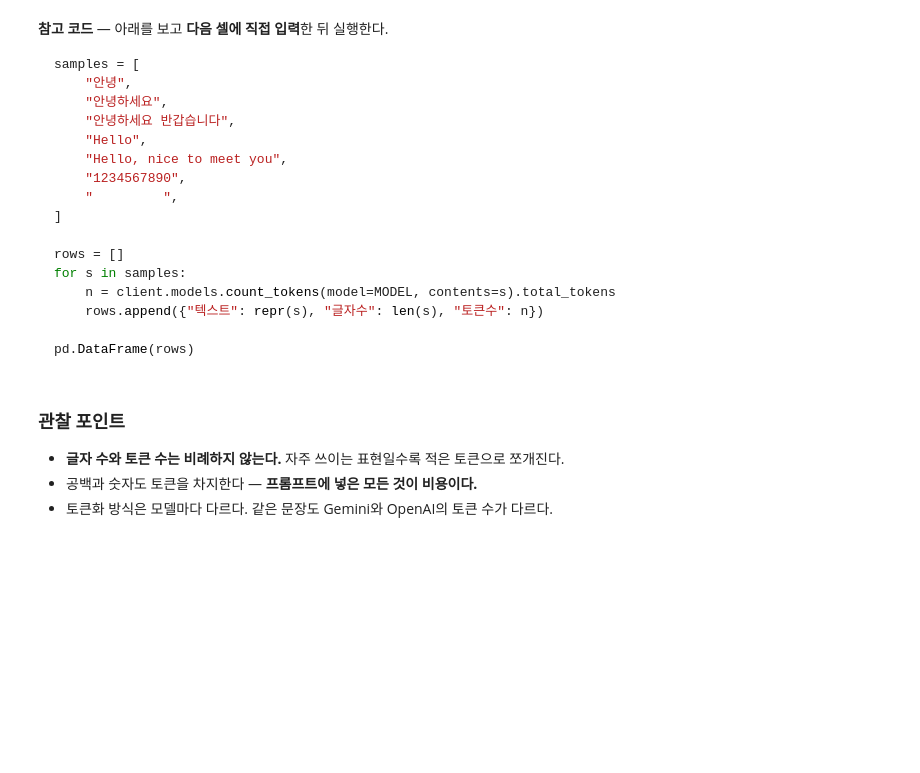
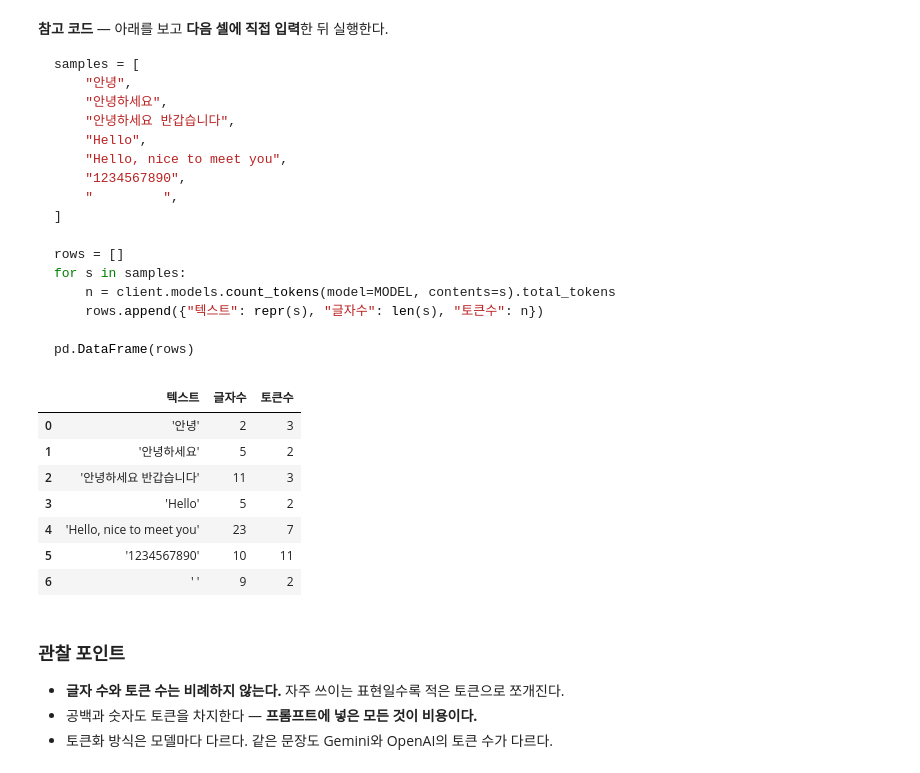
Before and after one commit to Kyeongrak-Choi/AI-Orchestration-Lab, a Jupyter notebook: 2026-aio2_llm-api/notebooks/02_tokens_and_cost.ipynb, the cells around one changed output. Drawn from its saved outputs; the diff is of its cells as text; code cells hidden in the pictures; blank space fills up the shorter version.

```diff
--- a/2026-aio2_llm-api/notebooks/02_tokens_and_cost.ipynb
+++ b/2026-aio2_llm-api/notebooks/02_tokens_and_cost.ipynb
@@ -67,6 +69,31 @@ pd.DataFrame(rows)
 # %%
 # TODO: 위 참고 코드를 직접 입력하고 실행한다
 #       확인: 글자 수와 토큰 수가 비례하지 않는지 본다
+samples = [
+    "안녕",
+    "안녕하세요",
+    "안녕하세요 반갑습니다",
+    "Hello",
+    "Hello, nice to meet you",
+    "1234567890",
+    "         ",
+]
+
+rows = []
+for s in samples:
+    n = client.models.count_tokens(model=MODEL, contents=s).total_tokens
+    rows.append({"텍스트": repr(s), "글자수": len(s), "토큰수": n})
+
+pd.DataFrame(rows)
+# %% [output]
+|  | 텍스트 | 글자수 | 토큰수 |
+| 0 | '안녕' | 2 | 3 |
+| 1 | '안녕하세요' | 5 | 2 |
+| 2 | '안녕하세요 반갑습니다' | 11 | 3 |
+| 3 | 'Hello' | 5 | 2 |
+| 4 | 'Hello, nice to meet you' | 23 | 7 |
+| 5 | '1234567890' | 10 | 11 |
+| 6 | ' ' | 9 | 2 |
 # %% [markdown]
 ### 관찰 포인트
 
```
Also changed, not shown: parts of 12 cells of this notebook, 2 other files.
